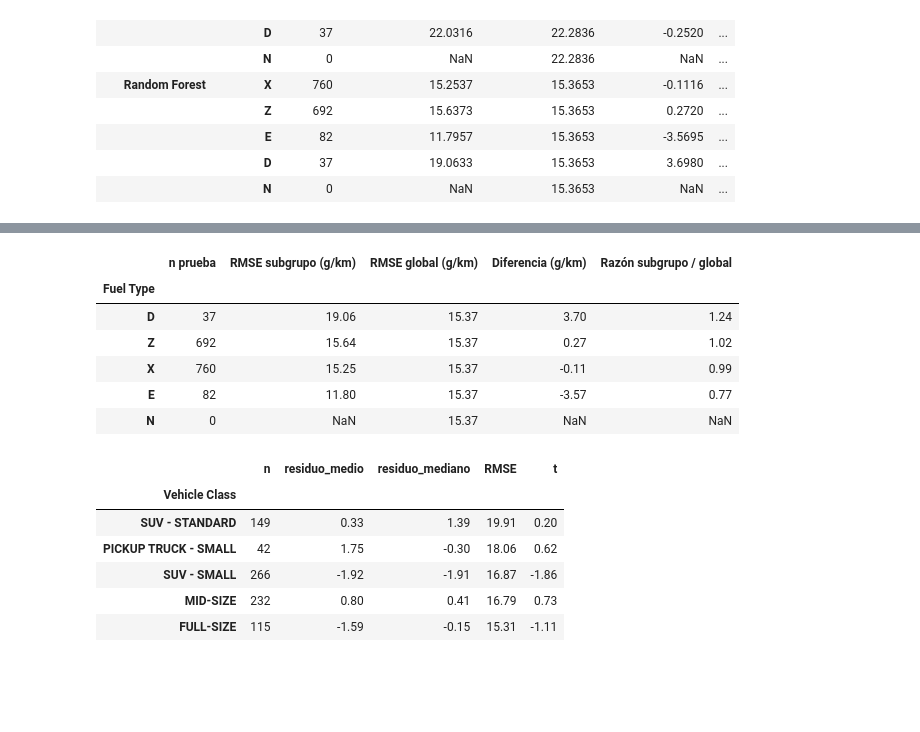
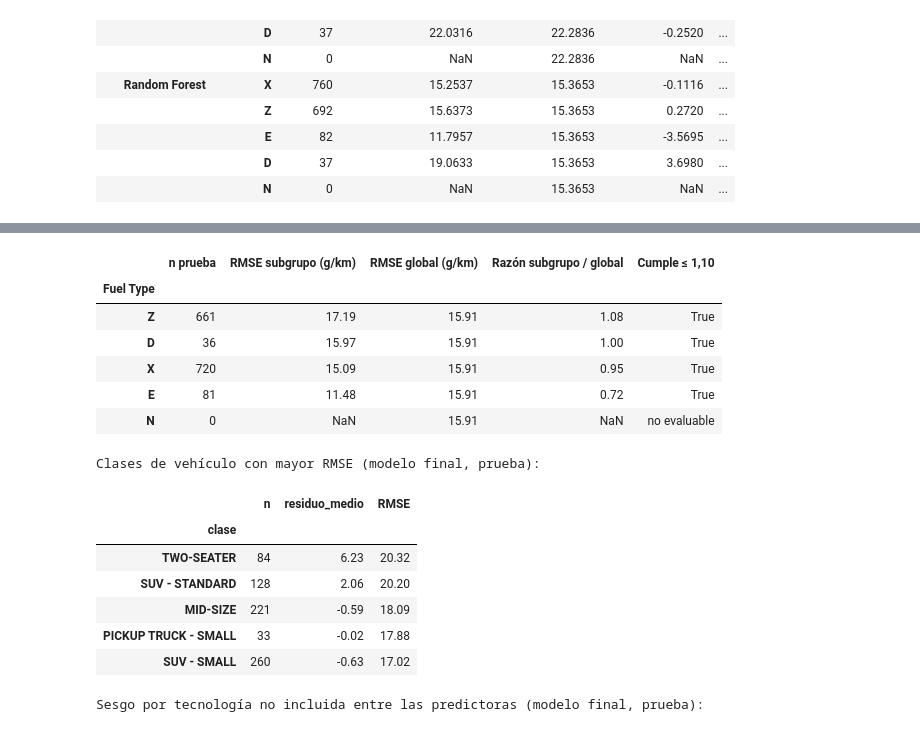
Before and after one commit to mikecrv2019-bit/MAESTRIA-IA, a Jupyter notebook: MAI540_Modulo 4_Tarea 4.2_Herramienta de Regresión Auditada/Herramienta_Regresion_CO2.ipynb, the cells around one changed output, grey strips where cells are left out. Cells and saved outputs as stored; diff of their text form; code cells hidden in the pictures; blank space fills up the shorter version.

```diff
--- a/MAI540_Modulo 4_Tarea 4.2_Herramienta de Regresión Auditada/Herramienta_Regresion_CO2.ipynb
+++ b/MAI540_Modulo 4_Tarea 4.2_Herramienta de Regresión Auditada/Herramienta_Regresion_CO2.ipynb
@@ -523,0 +824,16 @@ rmse_subgrupo.round(4)
+# %%
+filas_s3 = []
+for nombre in modelos:
+    for datos, Xt, yt, pr in [("antes", X_test, y_test, pred_test[nombre]),
+                              ("después", Xc_test, yc_test, pred_test_c[nombre])]:
+        rmse_g = np.sqrt(mean_squared_error(yt, pr))
+        for codigo in ["X", "Z", "E", "D", "N"]:
+            m = (Xt[SUBGRUPO] == codigo).values
+            n = int(m.sum())
+            rmse_s = np.sqrt(mean_squared_error(yt[m], pr[m])) if n > 0 else np.nan
+            filas_s3.append({"Modelo": nombre, "Datos": datos, "Fuel Type": codigo, "n prueba": n,
+                             "RMSE subgrupo (g/km)": rmse_s, "RMSE global (g/km)": rmse_g,
+                             "Razón subgrupo / global": rmse_s / rmse_g,
+                             "Cumple ≤ 1,10": (bool(rmse_s / rmse_g <= UMBRAL) if n >= 20 else "no evaluable")})
+rmse_subgrupo_c = pd.DataFrame(filas_s3).set_index(["Modelo", "Datos", "Fuel Type"]).sort_index()
+rmse_subgrupo_c.round(4)
@@ -528,14 +919,28 @@ Las cifras de esta sección las calcula la celda siguiente sobre el **conjunto d
 # %%
-print("Rango de entrenamiento")
-print(f"  CO2: {y_train.min()} a {y_train.max()} g/km (percentiles 1 y 99: {y_train.quantile(.01):.0f} y {y_train.quantile(.99):.0f})")
-print(f"  Engine Size(L): {X_train['Engine Size(L)'].min()} a {X_train['Engine Size(L)'].max()}")
-print(f"  Cylinders (filas): {X_train['Cylinders'].value_counts().sort_index().to_dict()}")
-print(f"  Fuel Type (filas): {X_train[SUBGRUPO].value_counts().to_dict()}")
-print(f"  Vehicle Class con menos filas: {X_train['Vehicle Class'].value_counts().tail(5).to_dict()}")
-print(f"  Transmission con menos filas: {X_train['Transmission'].value_counts().tail(6).to_dict()}")
-print(f"Rango de predicciones del Random Forest en prueba: {pred.min():.1f} a {pred.max():.1f} g/km")
+print("Rango de entrenamiento del modelo final")
+print(f"  CO2: {yc_train.min()} a {yc_train.max()} g/km (percentiles 1 y 99: {yc_train.quantile(.01):.0f} y {yc_train.quantile(.99):.0f})")
+print(f"  Engine Size(L): {Xc_train['Engine Size(L)'].min()} a {Xc_train['Engine Size(L)'].max()}")
+print(f"  Cylinders (filas): {Xc_train['Cylinders'].value_counts().sort_index().to_dict()}")
+print(f"  Fuel Type (filas): {Xc_train[SUBGRUPO].value_counts().to_dict()}")
+print(f"  Vehicle Class con menos filas: {Xc_train['Vehicle Class'].value_counts().tail(5).to_dict()}")
+print(f"  Transmission con menos filas: {Xc_train['Transmission'].value_counts().tail(6).to_dict()}")
+print(f"Rango de predicciones del modelo final en prueba: {pred_f.min():.1f} a {pred_f.max():.1f} g/km")
 
-print("\nSubgrupos con mayor RMSE (Random Forest, prueba):")
-display(rmse_subgrupo.loc[MEJOR].sort_values("RMSE subgrupo (g/km)", ascending=False).round(2))
-display(resumen_por("Vehicle Class").sort_values("RMSE", ascending=False).head(5).round(2))
+print("\nRMSE por tipo de combustible (modelo final, prueba):")
+display(rmse_subgrupo_c.loc[("Random Forest", "después")].sort_values("RMSE subgrupo (g/km)", ascending=False).round(2))
+
+g_cls = pd.DataFrame({"res": res_f, "clase": Xc_test["Vehicle Class"]}).groupby("clase")["res"]
+print("Clases de vehículo con mayor RMSE (modelo final, prueba):")
+display(pd.DataFrame({"n": g_cls.size(), "residuo_medio": g_cls.mean(),
+                      "RMSE": g_cls.apply(lambda r: np.sqrt(np.mean(r ** 2)))}).sort_values("RMSE", ascending=False).head(5).round(2))
+
+modelo_c = df_corr.loc[yc_test.index, "Model"]
+filas_tec_f = []
+for etiqueta in ["HYBRID", "AWD", "4WD", "4X4"]:
+    tiene = modelo_c.str.contains(etiqueta, regex=False)
+    r = res_f[tiene]
+    filas_tec_f.append({"En el nombre del modelo": etiqueta, "n (prueba)": int(tiene.sum()),
+                        "residuo_medio": r.mean(), "t": r.mean() / (r.std() / np.sqrt(len(r)))})
+print("Sesgo por tecnología no incluida entre las predictoras (modelo final, prueba):")
+pd.DataFrame(filas_tec_f).set_index("En el nombre del modelo").round(2)
 # %% [output]
@@ -552,14 +957,16 @@ Subgrupos con mayor RMSE (Random Forest, prueba):
-|  | n prueba | RMSE subgrupo (g/km) | RMSE global (g/km) | Diferencia (g/km) | Razón subgrupo / global |
+|  | n prueba | RMSE subgrupo (g/km) | RMSE global (g/km) | Razón subgrupo / global | Cumple ≤ 1,10 |
 | Fuel Type |  |  |  |  |  |
-| D | 37 | 19.06 | 15.37 | 3.70 | 1.24 |
-| Z | 692 | 15.64 | 15.37 | 0.27 | 1.02 |
-| X | 760 | 15.25 | 15.37 | -0.11 | 0.99 |
-| E | 82 | 11.80 | 15.37 | -3.57 | 0.77 |
-| N | 0 | NaN | 15.37 | NaN | NaN |
+| Z | 661 | 17.19 | 15.91 | 1.08 | True |
+| D | 36 | 15.97 | 15.91 | 1.00 | True |
+| X | 720 | 15.09 | 15.91 | 0.95 | True |
+| E | 81 | 11.48 | 15.91 | 0.72 | True |
+| N | 0 | NaN | 15.91 | NaN | no evaluable |
+Clases de vehículo con mayor RMSE (modelo final, prueba):
-|  | n | residuo_medio | residuo_mediano | RMSE | t |
-| Vehicle Class |  |  |  |  |  |
-| SUV - STANDARD | 149 | 0.33 | 1.39 | 19.91 | 0.20 |
-| PICKUP TRUCK - SMALL | 42 | 1.75 | -0.30 | 18.06 | 0.62 |
-| SUV - SMALL | 266 | -1.92 | -1.91 | 16.87 | -1.86 |
-| MID-SIZE | 232 | 0.80 | 0.41 | 16.79 | 0.73 |
-| FULL-SIZE | 115 | -1.59 | -0.15 | 15.31 | -1.11 |
+|  | n | residuo_medio | RMSE |
+| clase |  |  |  |
+| TWO-SEATER | 84 | 6.23 | 20.32 |
+| SUV - STANDARD | 128 | 2.06 | 20.20 |
+| MID-SIZE | 221 | -0.59 | 18.09 |
+| PICKUP TRUCK - SMALL | 33 | -0.02 | 17.88 |
+| SUV - SMALL | 260 | -0.63 | 17.02 |
+Sesgo por tecnología no incluida entre las predictoras (modelo final, prueba):
```
Also changed, not shown: parts of 24 cells of this notebook, 4 other files.
